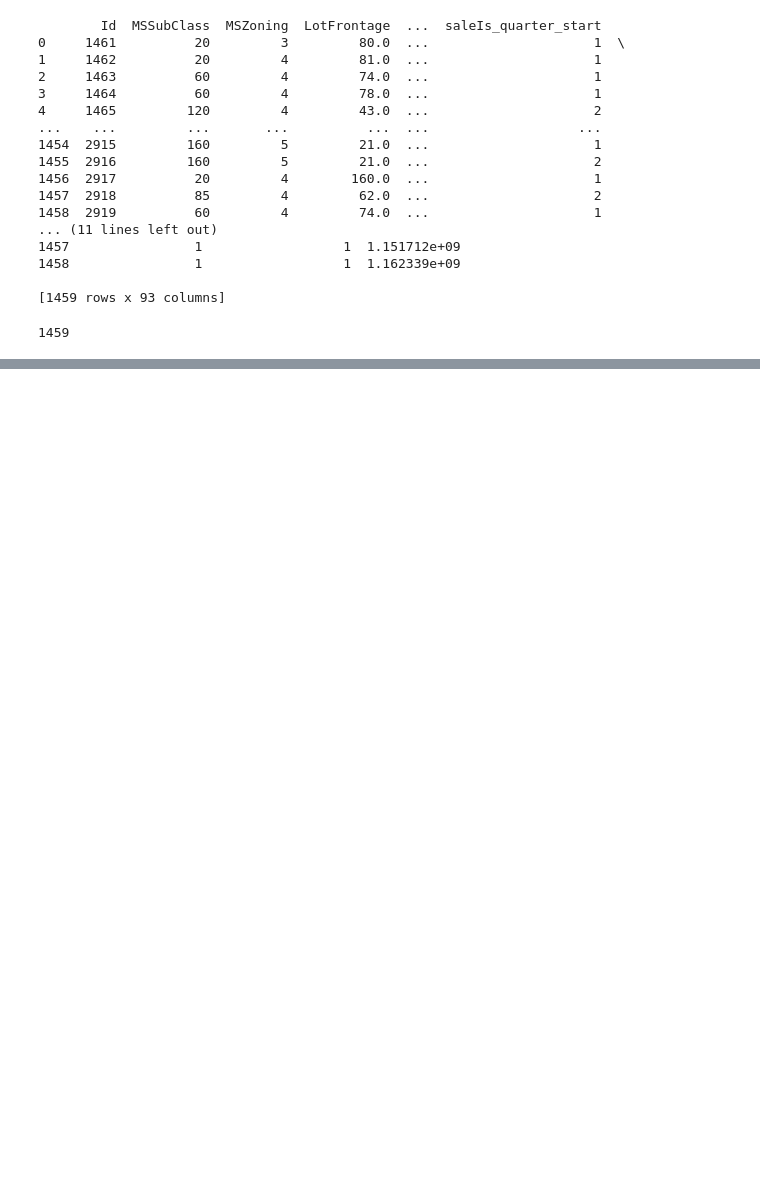
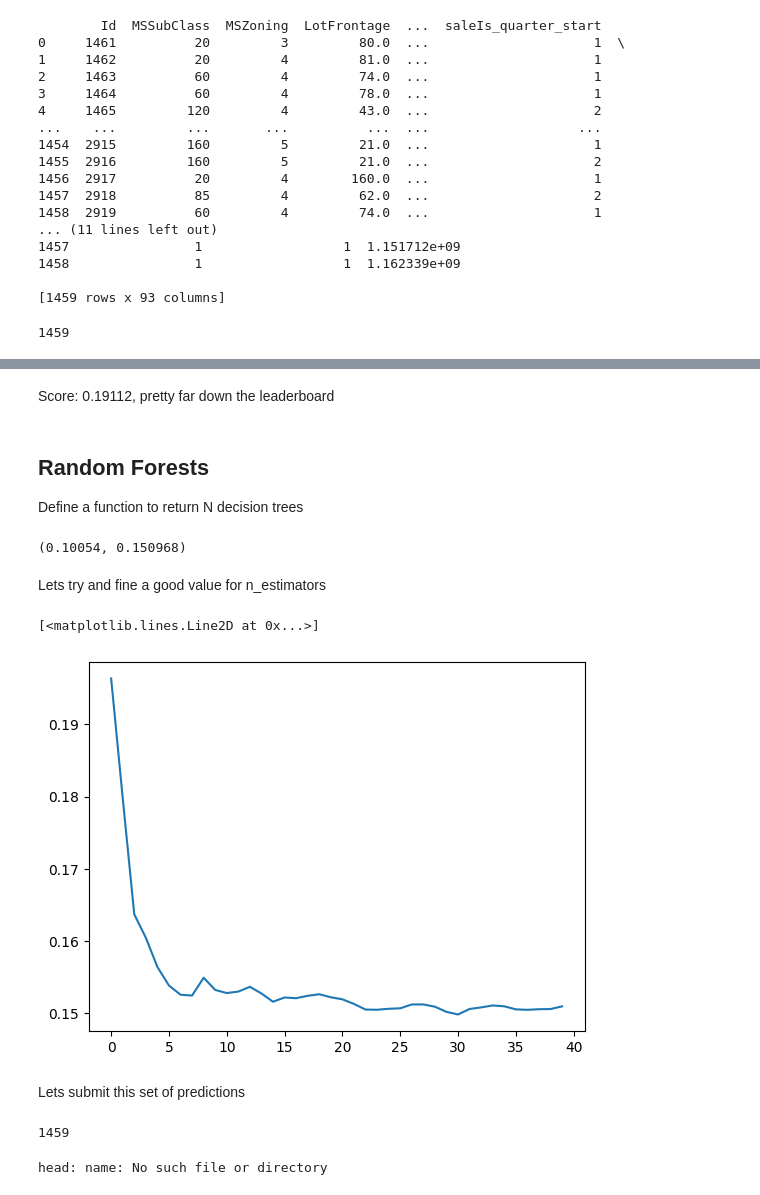
Before and after one commit to divo/ai, a Jupyter notebook: kaggle/house-prices-competition.ipynb, the cells around one changed output, grey strips where cells are left out. Cells and saved outputs as stored; diff of their text form; code cells hidden in the pictures; blank space fills up the shorter version.

Commit message:
Random forests

```diff
--- a/kaggle/house-prices-competition.ipynb
+++ b/kaggle/house-prices-competition.ipynb
@@ -347,0 +343,36 @@ Successfully submitted to House Prices - Advanced Regression Techniques
+# %% [markdown]
+Score: 0.19112, pretty far down the leaderboard
+# %% [markdown]
+## Random Forests
+Define a function to return N decision trees
+# %%
+def random_forest(xs, y, n_estimators=40, max_samples=200_000,
+                  max_features=0.9, min_samples_leaf=5, **kwargs):
+    return RandomForestRegressor(n_jobs=-1, n_estimators=n_estimators,
+        max_samples=max_samples, max_features=max_features,
+        min_samples_leaf=min_samples_leaf, oob_score=True).fit(xs, y)
+
+rf = random_forest(xs, y, max_samples=len(xs))
+m_rmse(rf, xs, y), m_rmse(rf, valid_xs, valid_y)
+# %% [output]
+(0.10054, 0.150968)
+# %% [markdown]
+Lets try and fine a good value for n_estimators
+# %%
+preds_rf = np.stack([tree.predict(valid_xs) for tree in rf.estimators_])
+r_mse(preds_rf.mean(0), valid_y)
+plt.plot([r_mse(preds_rf[:i+1].mean(0), valid_y) for i in range(40)])
+# %% [output]
+[<matplotlib.lines.Line2D at 0x...>]
+[figure, added]
+# %% [markdown]
+Lets submit this set of predictions
+# %%
+rf_preds = rf.predict(test_data.xs)
+len(rf_preds)
+# %% [output]
+1459
+# %%
+preds_to_csv(rf_preds, 'rf_subm.csv')
+# %% [output]
+head: name: No such file or directory
```
Also changed, not shown: parts of 9 cells of this notebook, 2 other files.
